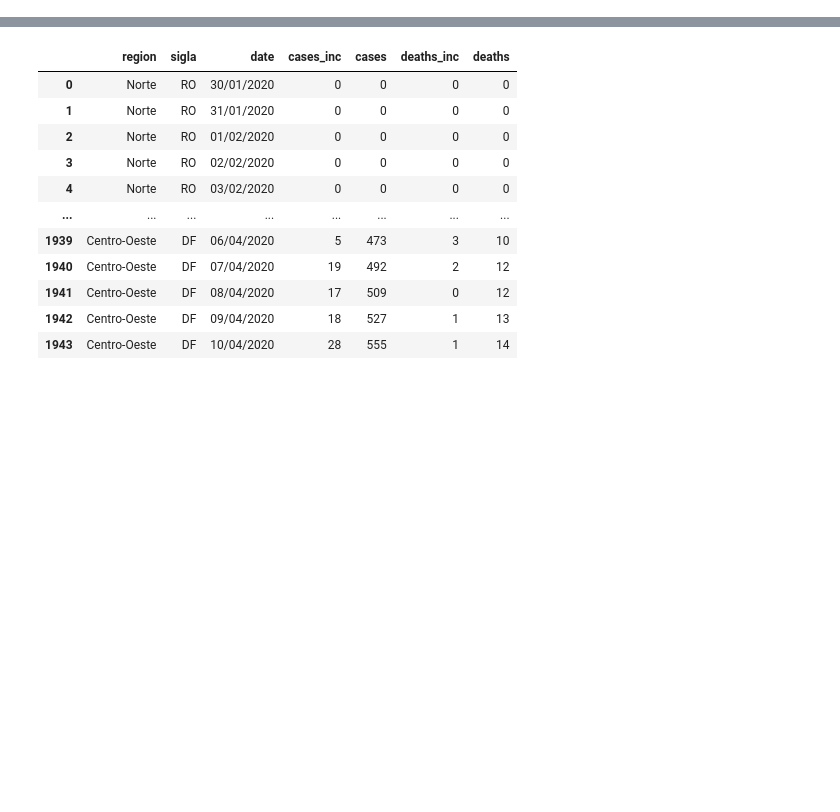
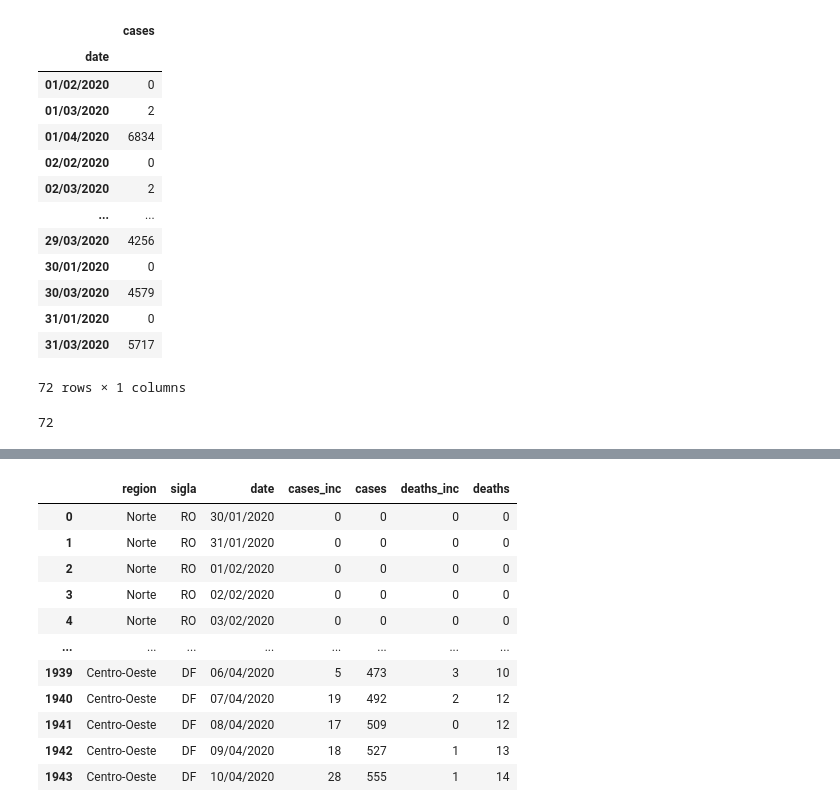
Before and after one commit to taticorrea/covid-19, a Jupyter notebook: analise_covid-19.ipynb, the cells around one changed output, grey strips where cells are left out. Cells and saved outputs as stored; diff of their text form; code cells hidden in the pictures; blank space fills up the shorter version.

```diff
--- a/analise_covid-19.ipynb
+++ b/analise_covid-19.ipynb
@@ -20,0 +54,24 @@ del file['region;sigla;date;cases_inc;cases;deaths_inc;deaths']
+# %%
+dados = microDados.groupby('date').sum()
+dados
+# %% [output]
+|  | cases |
+| date |  |
+| 01/02/2020 | 0 |
+| 01/03/2020 | 2 |
+| 01/04/2020 | 6834 |
+| 02/02/2020 | 0 |
+| 02/03/2020 | 2 |
+| ... | ... |
+| 29/03/2020 | 4256 |
+| 30/01/2020 | 0 |
+| 30/03/2020 | 4579 |
+| 31/01/2020 | 0 |
+| 31/03/2020 | 5717 |
+72 rows × 1 columns
+# %%
+y = list(dados['cases'])
+y = sorted(y)
+len(y)
+# %% [output]
+72
```
Also changed, not shown: parts of 11 cells of this notebook, 2 other files.
